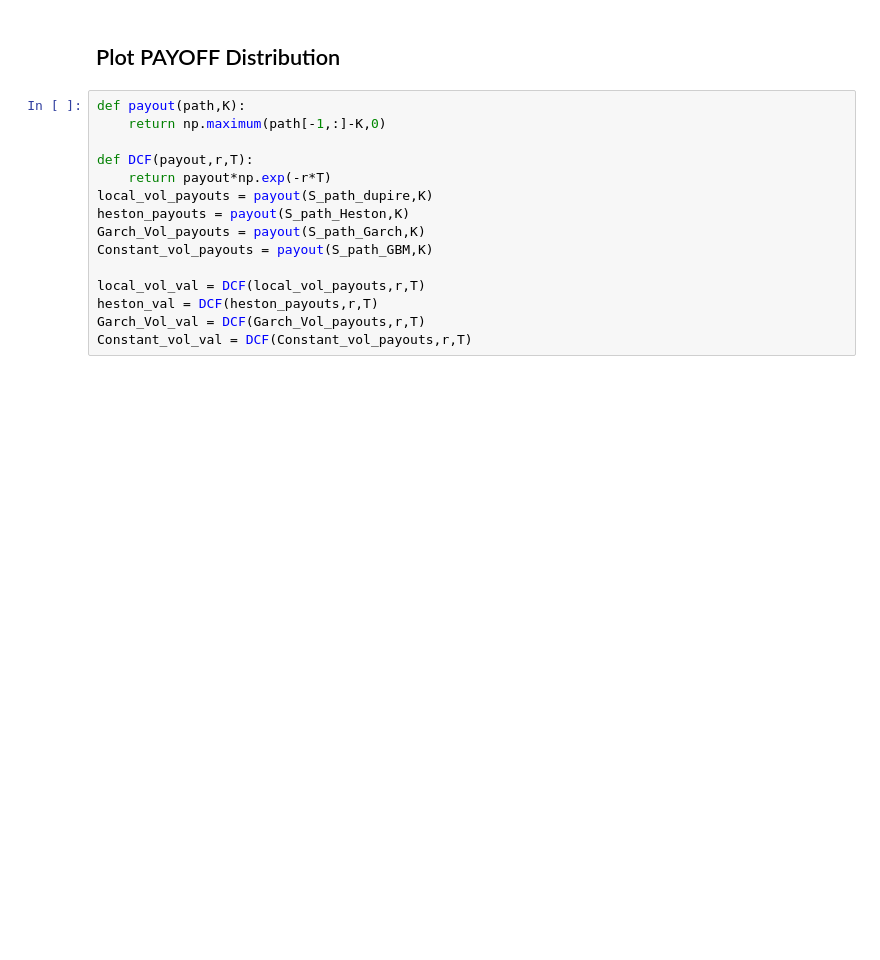
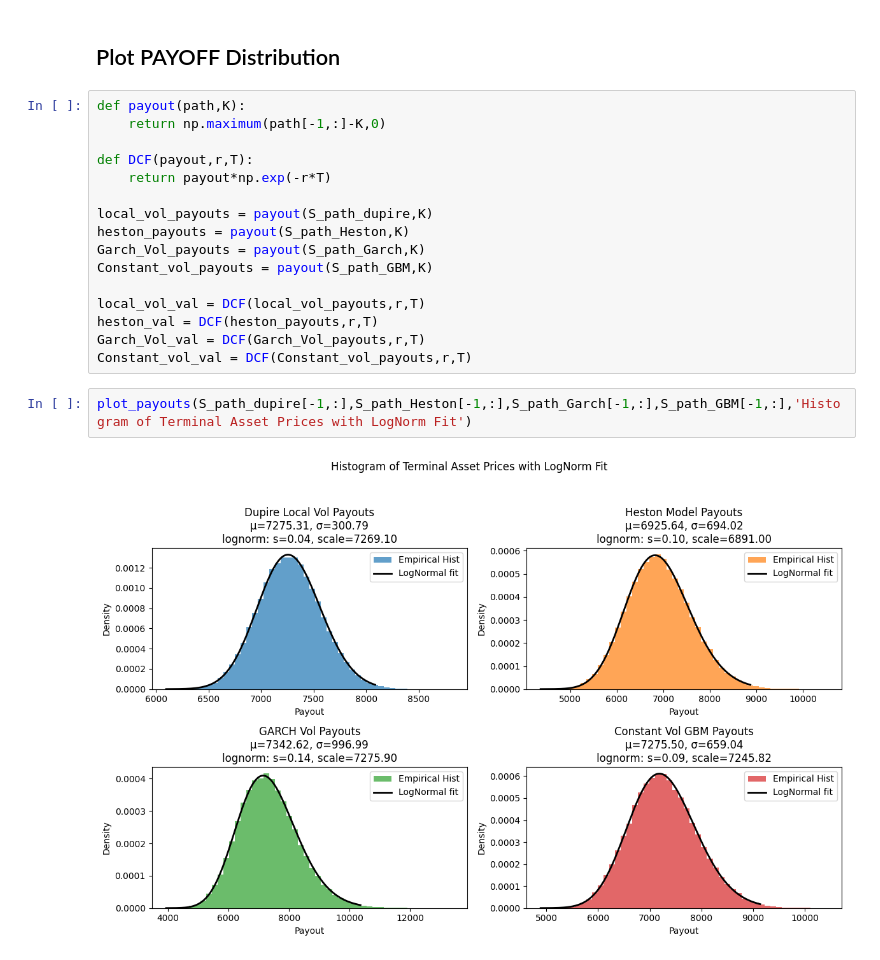
Before and after one commit to StevenYang23/MonteCarloOptionPricing, a Jupyter notebook: main.ipynb, the cells around one changed output. Saved outputs shown, nothing was run; the diff lists cells and outputs as text; blank space fills up the shorter version.

```diff
--- a/main.ipynb
+++ b/main.ipynb
@@ -162,6 +162,7 @@ def payout(path,K):
 
 def DCF(payout,r,T):
     return payout*np.exp(-r*T)
+
 local_vol_payouts = payout(S_path_dupire,K)
 heston_payouts = payout(S_path_Heston,K)
 Garch_Vol_payouts = payout(S_path_Garch,K)
@@ -171,4 +172,8 @@ local_vol_val = DCF(local_vol_payouts,r,T)
 heston_val = DCF(heston_payouts,r,T)
 Garch_Vol_val = DCF(Garch_Vol_payouts,r,T)
 Constant_vol_val = DCF(Constant_vol_payouts,r,T)
+# %%
+plot_payouts(S_path_dupire[-1,:],S_path_Heston[-1,:],S_path_Garch[-1,:],S_path_GBM[-1,:],'Histogram of Terminal Asset Prices with LogNorm Fit')
+# %% [output]
+[figure, added]
 # %%
```
Also changed, not shown: parts of 8 cells of this notebook, 2 other files.
